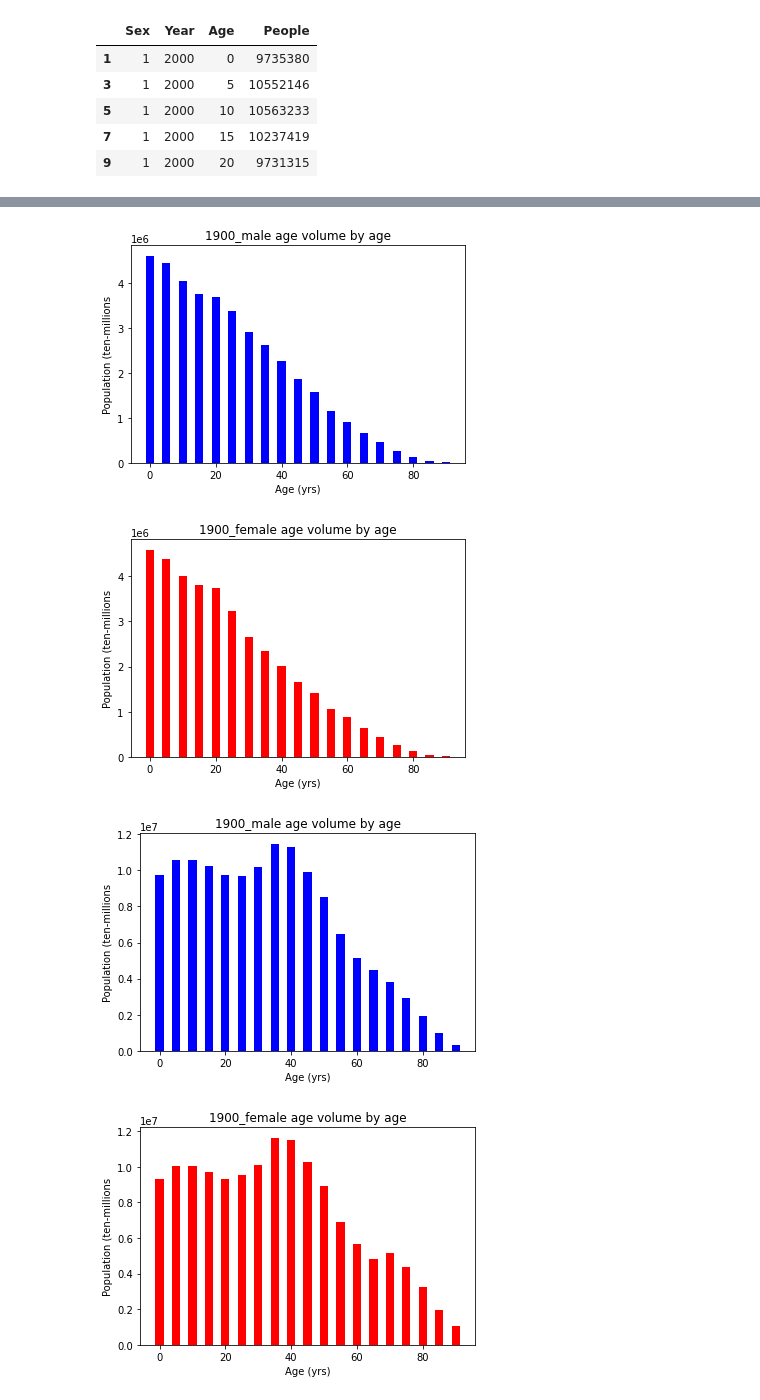
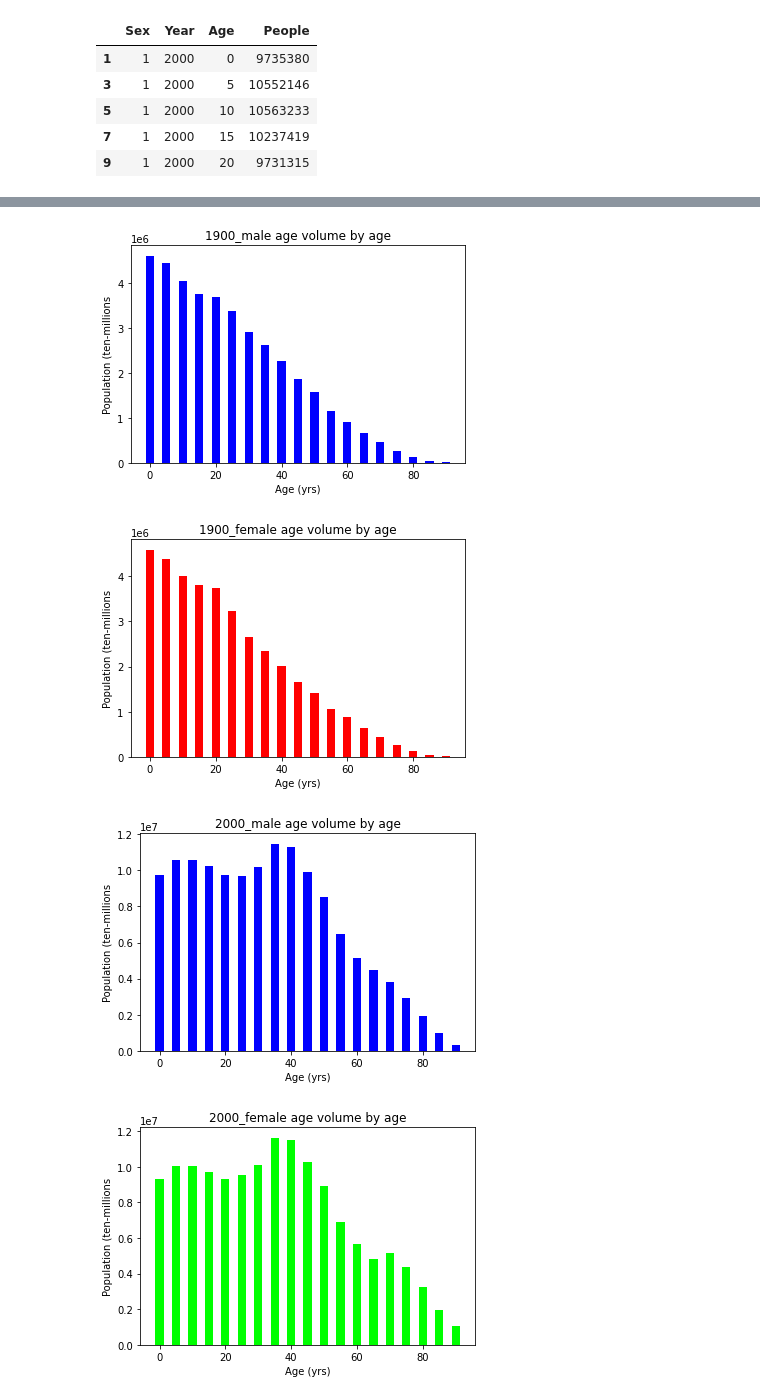
Before and after one commit to rghimre3/INFO-5502, a Jupyter notebook: lab_assignment_05.ipynb, the cells around one changed output, grey strips where cells are left out. Saved outputs shown, nothing was run; the diff lists cells and outputs as text; code cells hidden in the pictures.

```diff
--- a/lab_assignment_05.ipynb
+++ b/lab_assignment_05.ipynb
@@ -128,34 +137,34 @@ df_1900_m=df_1900[df_1900['Sex']==1]
 plt.title("1900_male age volume by age")
 plt.xlabel('Age (yrs)')
 plt.ylabel('Population (ten-millions')
 plt.bar(df_1900_m['Age'], df_1900_m['People'], color ='Blue',width = 2.5)
 plt.show()
 # Plotting volume distibution by age for year 1900 and female
 df_1900_f=df_1900[df_1900['Sex']==2]
 plt.title("1900_female age volume by age")
 plt.xlabel('Age (yrs)')
 plt.ylabel('Population (ten-millions')
 plt.bar(df_1900_f['Age'], df_1900_f['People'], color ='Red',width = 2.5)
 plt.show()
 
 # Plotting volume distibution by age for year 2000and male
 df_2000_m=df_2000[df_2000['Sex']==1]
-plt.title("1900_male age volume by age")
+plt.title("2000_male age volume by age")
 plt.xlabel('Age (yrs)')
 plt.ylabel('Population (ten-millions')
 plt.bar(df_2000_m['Age'], df_2000_m['People'], color ='Blue',width = 2.5)
 plt.show()
 # Plotting volume distibution by age for year 2000 and female
 df_2000_f=df_2000[df_2000['Sex']==2]
-plt.title("1900_female age volume by age")
+plt.title("2000_female age volume by age")
 plt.xlabel('Age (yrs)')
 plt.ylabel('Population (ten-millions')
-plt.bar(df_2000_f['Age'], df_2000_f['People'], color ='Red',width = 2.5)
+plt.bar(df_2000_f['Age'], df_2000_f['People'], color ='lime',width = 2.5)
 plt.show()
 # %% [output]
 [figure]
 [figure]
 [figure]
 [figure]
 [figure]
-[figure, old version]
+[figure, new version]
```
Also changed, not shown: parts of 6 cells of this notebook.
